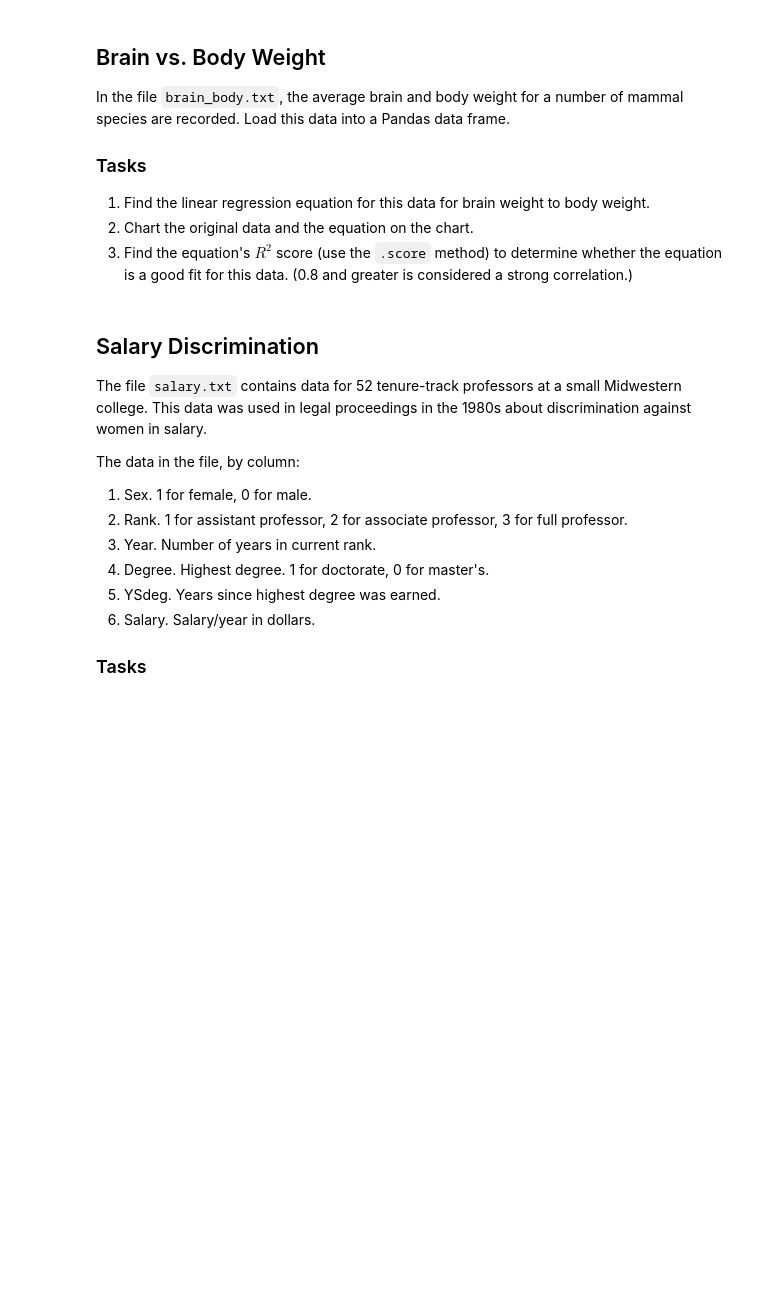
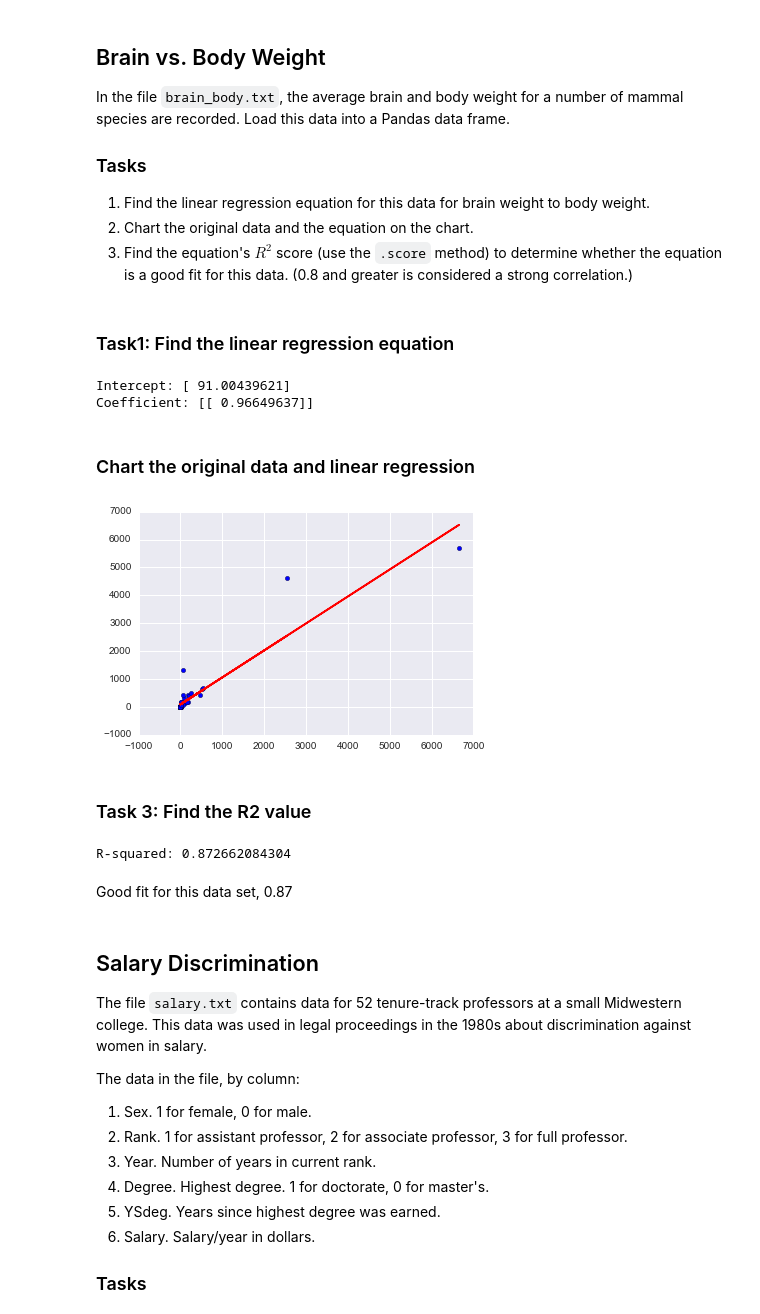
Before and after one commit to ptaylor403/linear-regression, a Jupyter notebook: simple-linear-regression.ipynb, the cells around one changed output. Saved outputs shown, nothing was run; the diff lists cells and outputs as text; code cells hidden in the pictures; blank space fills up the shorter version.

```diff
--- a/simple-linear-regression.ipynb
+++ b/simple-linear-regression.ipynb
@@ -39,6 +79,34 @@ In the file `brain_body.txt`, the average brain and body weight for a number of
 3. Find the equation's $R^2$ score (use the `.score` method) to determine whether the equation is a good fit for this data. (0.8 and greater is considered a strong correlation.)
 # %%
 df = pd.read_fwf("brain_body.txt")
+# %% [markdown]
+### Task1: Find the linear regression equation
+# %%
+x = df["Brain"].reshape(-1, 1)
+y = df["Body"].reshape(-1, 1)
+linreg = linear_model.LinearRegression()
+linreg.fit(x, y)
+print('Intercept:', linreg.intercept_)
+print('Coefficient:', linreg.coef_)
+# %% [output]
+Intercept: [ 91.00439621]
+Coefficient: [[ 0.96649637]]
+# %% [markdown]
+### Chart the original data and linear regression
+# %%
+plt.scatter(x, y)
+plt.plot(x, linreg.predict(x), color='red')
+plt.show()
+# %% [output]
+[figure, added]
+# %% [markdown]
+### Task 3: Find the R2 value
+# %%
+print('R-squared:', linreg.score(x,y))
+# %% [output]
+R-squared: 0.872662084304
+# %% [markdown]
+Good fit for this data set, 0.87
 # %% [markdown]
 ## Salary Discrimination
 
```
Also changed, not shown: parts of 15 cells of this notebook, 1 other file.
